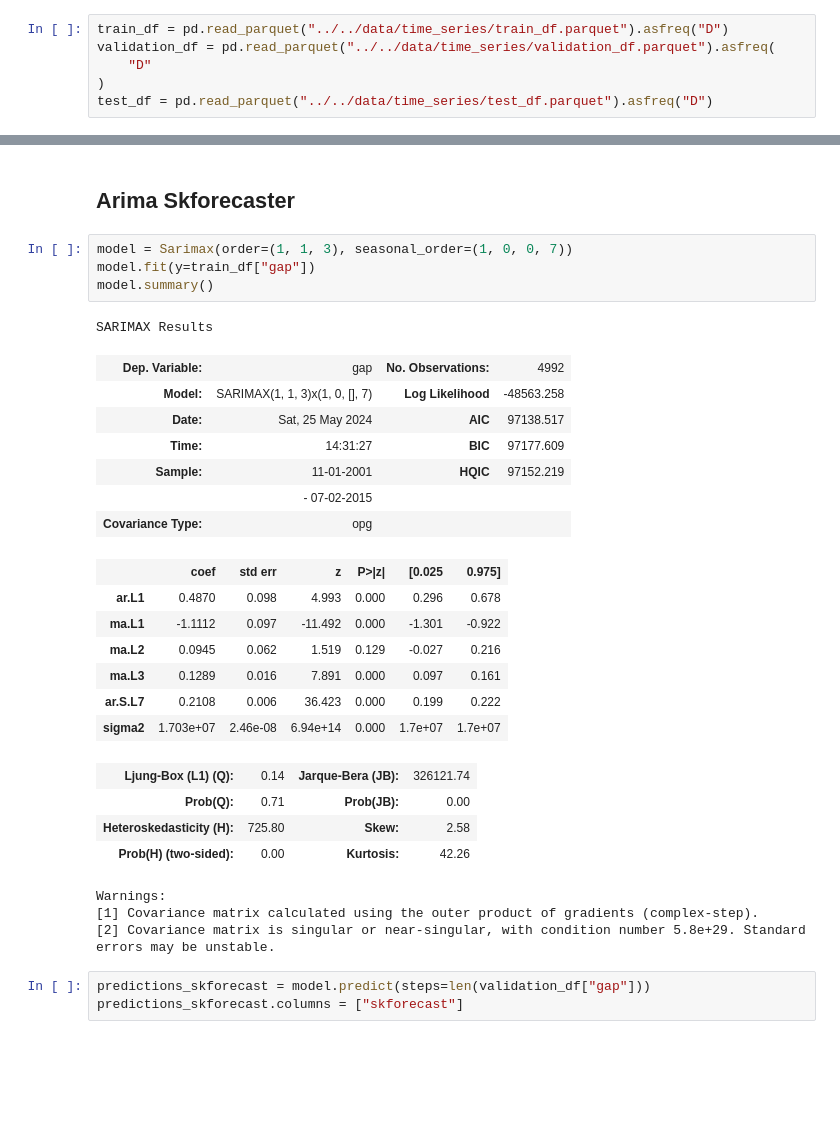
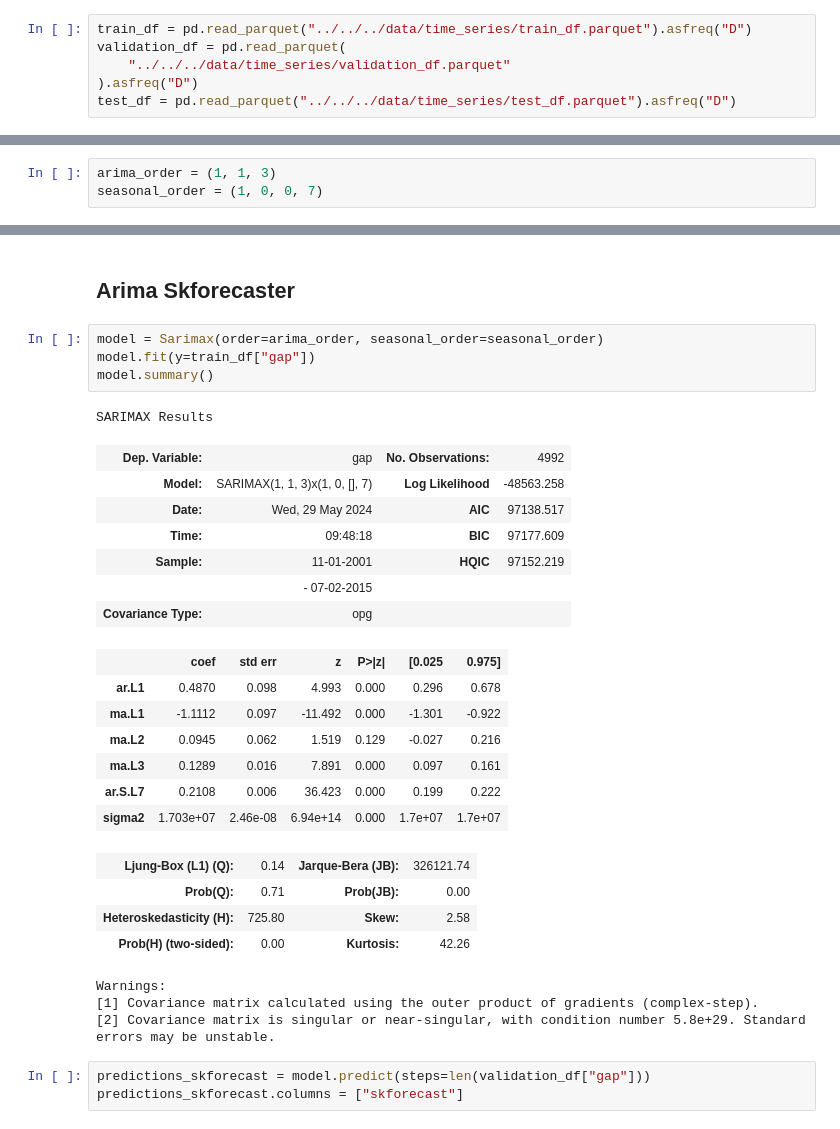
Before and after one commit to maestria-ds-eafit/proyecto-integrador-semestre-2, a Jupyter notebook: notebooks/time_series/arima/arima.ipynb, the cells around one changed output, grey strips where cells are left out. Saved outputs shown, nothing was run; the diff lists cells and outputs as text; blank space fills up the shorter version.

Commit message:
add Sarima

```diff
--- a/notebooks/time_series/arima/arima.ipynb
+++ b/notebooks/time_series/arima/arima.ipynb
@@ -22,11 +29,11 @@ from pmdarima import auto_arima
 # %% [markdown]
 ## Leemos la data
 # %%
-train_df = pd.read_parquet("../../data/time_series/train_df.parquet").asfreq("D")
-validation_df = pd.read_parquet("../../data/time_series/validation_df.parquet").asfreq(
-    "D"
-)
-test_df = pd.read_parquet("../../data/time_series/test_df.parquet").asfreq("D")
+train_df = pd.read_parquet("../../../data/time_series/train_df.parquet").asfreq("D")
+validation_df = pd.read_parquet(
+    "../../../data/time_series/validation_df.parquet"
+).asfreq("D")
+test_df = pd.read_parquet("../../../data/time_series/test_df.parquet").asfreq("D")
 # %% [markdown]
 # Arima optimo
 # %%
@@ -62,6 +69,9 @@ print(model_pmd_arima.summary())
 Warnings:
 [1] Covariance matrix calculated using the outer product of gradients (complex-step).
 [2] Covariance matrix is singular or near-singular, with condition number 9.96e+23. Standard errors may be unstable.
+# %%
+arima_order = (1, 1, 3)
+seasonal_order = (1, 0, 0, 7)
 # %% [markdown]
 # Model Building
 
@@ -113,15 +123,15 @@ predictions_statsmodels.name = "predictions_statsmodels"
 # %% [markdown]
 ## Arima Skforecaster
 # %%
-model = Sarimax(order=(1, 1, 3), seasonal_order=(1, 0, 0, 7))
+model = Sarimax(order=arima_order, seasonal_order=seasonal_order)
 model.fit(y=train_df["gap"])
 model.summary()
 # %% [output]
 SARIMAX Results
 | Dep. Variable: | gap | No. Observations: | 4992 |
 | Model: | SARIMAX(1, 1, 3)x(1, 0, [], 7) | Log Likelihood | -48563.258 |
-| Date: | Sat, 25 May 2024 | AIC | 97138.517 |
-| Time: | 14:31:27 | BIC | 97177.609 |
+| Date: | Wed, 29 May 2024 | AIC | 97138.517 |
+| Time: | 09:48:18 | BIC | 97177.609 |
 | Sample: | 11-01-2001 | HQIC | 97152.219 |
 |  | - 07-02-2015 |  |  |
 | Covariance Type: | opg |  |  |
```
Also changed, not shown: parts of 17 cells of this notebook, 4 other files.
